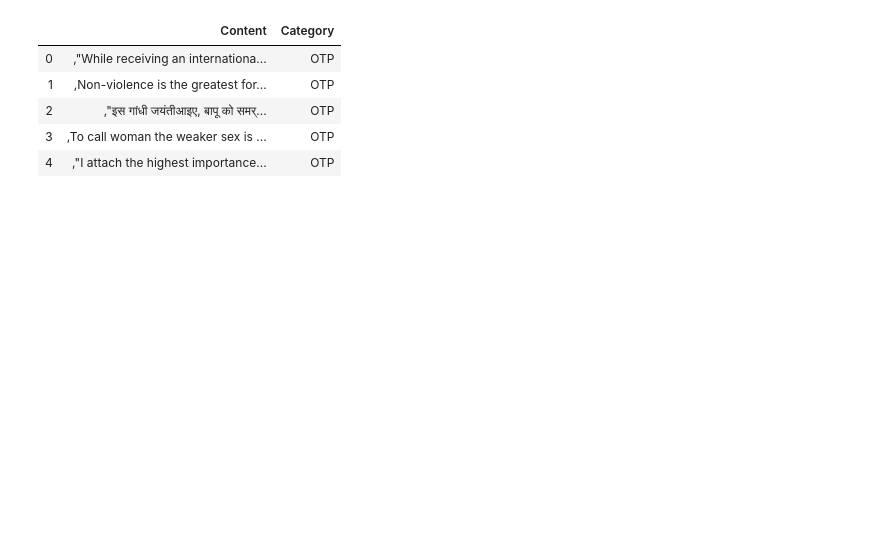
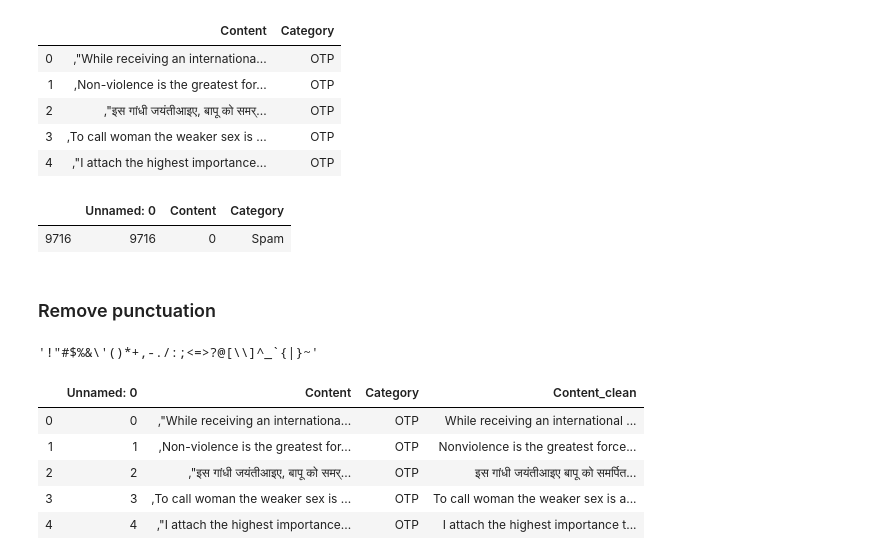
Before and after one commit to capitallatera/Project_1, a Jupyter notebook: Model_1.ipynb, the cells around one changed output. Drawn from its saved outputs; the diff is of its cells as text; code cells hidden in the pictures; blank space fills up the shorter version.

```diff
--- a/Model_1.ipynb
+++ b/Model_1.ipynb
@@ -35,0 +28,29 @@ X_train,X_test,y_train,y_test=train_test_split(df["Content"],df["Category"],test
+# %%
+df[df["Content"]==0]
+# %% [output]
+|  | Unnamed: 0 | Content | Category |
+| 9716 | 9716 | 0 | Spam |
+# %%
+df=df.drop([9716])
+# %% [markdown]
+### Remove punctuation
+# %%
+import string
+string.punctuation
+# %% [output]
+'!"#$%&\'()*+,-./:;<=>?@[\\]^_`{|}~'
+# %%
+# Function to remove Punctuation
+def remove_punct(text):
+    if text != 0:
+        text_nopunct="".join([char for char in text if char not in string.punctuation])
+        return text_nopunct
+df["Content_clean"]=df["Content"].apply(lambda x: remove_punct(x))
+df.head()
+# %% [output]
+|  | Unnamed: 0 | Content | Category | Content_clean |
+| 0 | 0 | ,"While receiving an internationa... | OTP | While receiving an international ... |
+| 1 | 1 | ,Non-violence is the greatest for... | OTP | Nonviolence is the greatest force... |
+| 2 | 2 | ,"इस गांधी जयंतीआइए, बापू को समर्... | OTP | इस गांधी जयंतीआइए बापू को समर्पित... |
+| 3 | 3 | ,To call woman the weaker sex is ... | OTP | To call woman the weaker sex is a... |
+| 4 | 4 | ,"I attach the highest importance... | OTP | I attach the highest importance t... |
```
Also changed, not shown: parts of 23 cells of this notebook.
